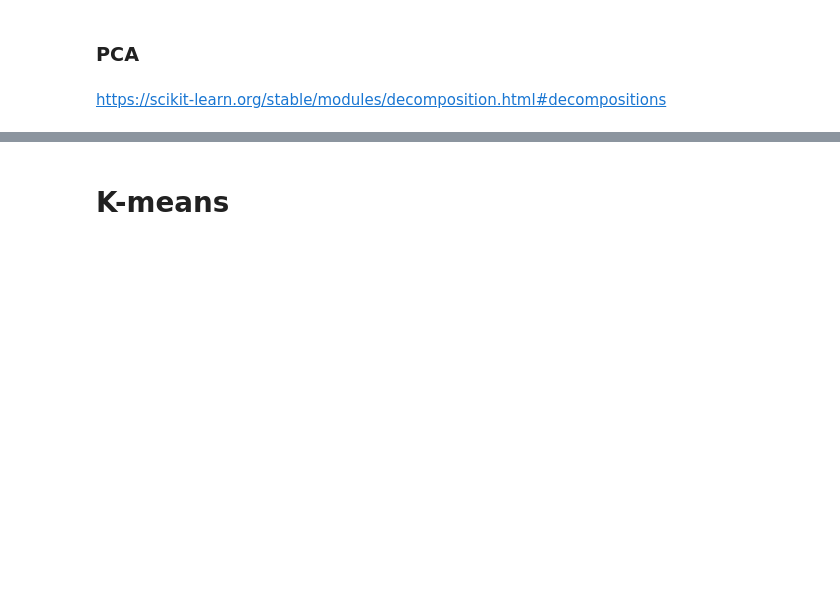
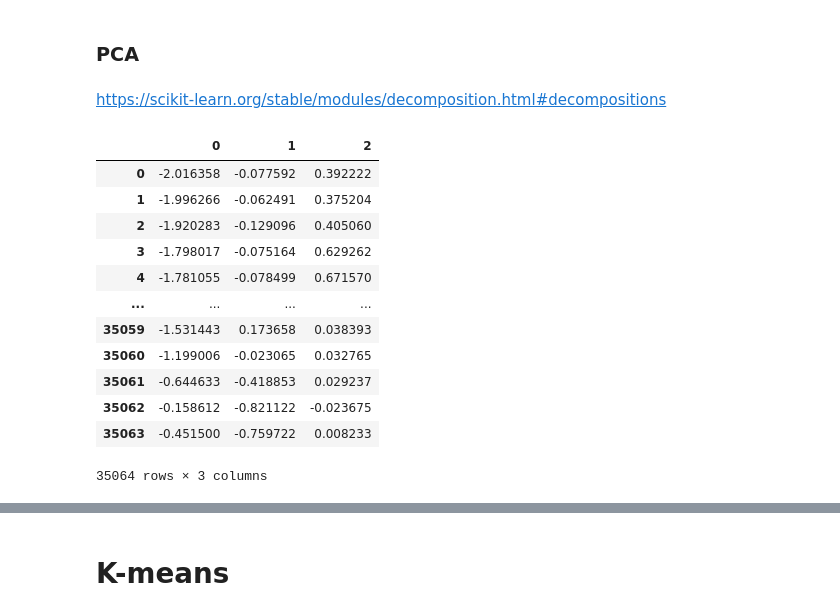
Before and after one commit to KatBotkowska/Charity_donation, a Jupyter notebook: Warsztaty_WiT_4_modelowanie_ML.ipynb, the cells around one changed output, grey strips where cells are left out. Saved outputs shown, nothing was run; the diff lists cells and outputs as text; code cells hidden in the pictures; blank space fills up the shorter version.

```diff
--- a/Warsztaty_WiT_4_modelowanie_ML.ipynb
+++ b/Warsztaty_WiT_4_modelowanie_ML.ipynb
@@ -194,0 +302,16 @@ data_princ
+# %%
+pd.DataFrame(data_r)
+# %% [output]
+|  | 0 | 1 | 2 |
+| 0 | -2.016358 | -0.077592 | 0.392222 |
+| 1 | -1.996266 | -0.062491 | 0.375204 |
+| 2 | -1.920283 | -0.129096 | 0.405060 |
+| 3 | -1.798017 | -0.075164 | 0.629262 |
+| 4 | -1.781055 | -0.078499 | 0.671570 |
+| ... | ... | ... | ... |
+| 35059 | -1.531443 | 0.173658 | 0.038393 |
+| 35060 | -1.199006 | -0.023065 | 0.032765 |
+| 35061 | -0.644633 | -0.418853 | 0.029237 |
+| 35062 | -0.158612 | -0.821122 | -0.023675 |
+| 35063 | -0.451500 | -0.759722 | 0.008233 |
+35064 rows × 3 columns
```
Also changed, not shown: parts of 37 cells of this notebook.
